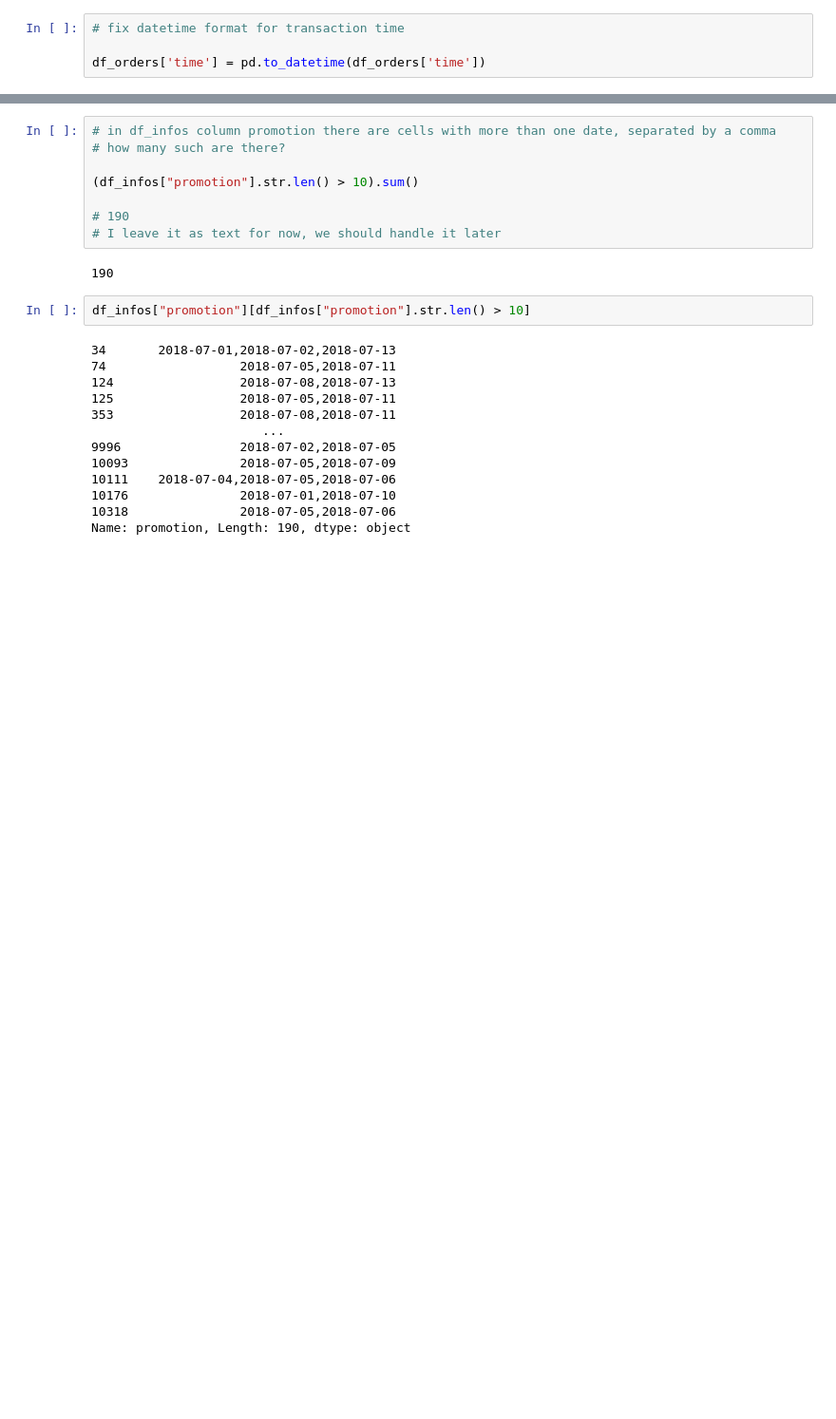
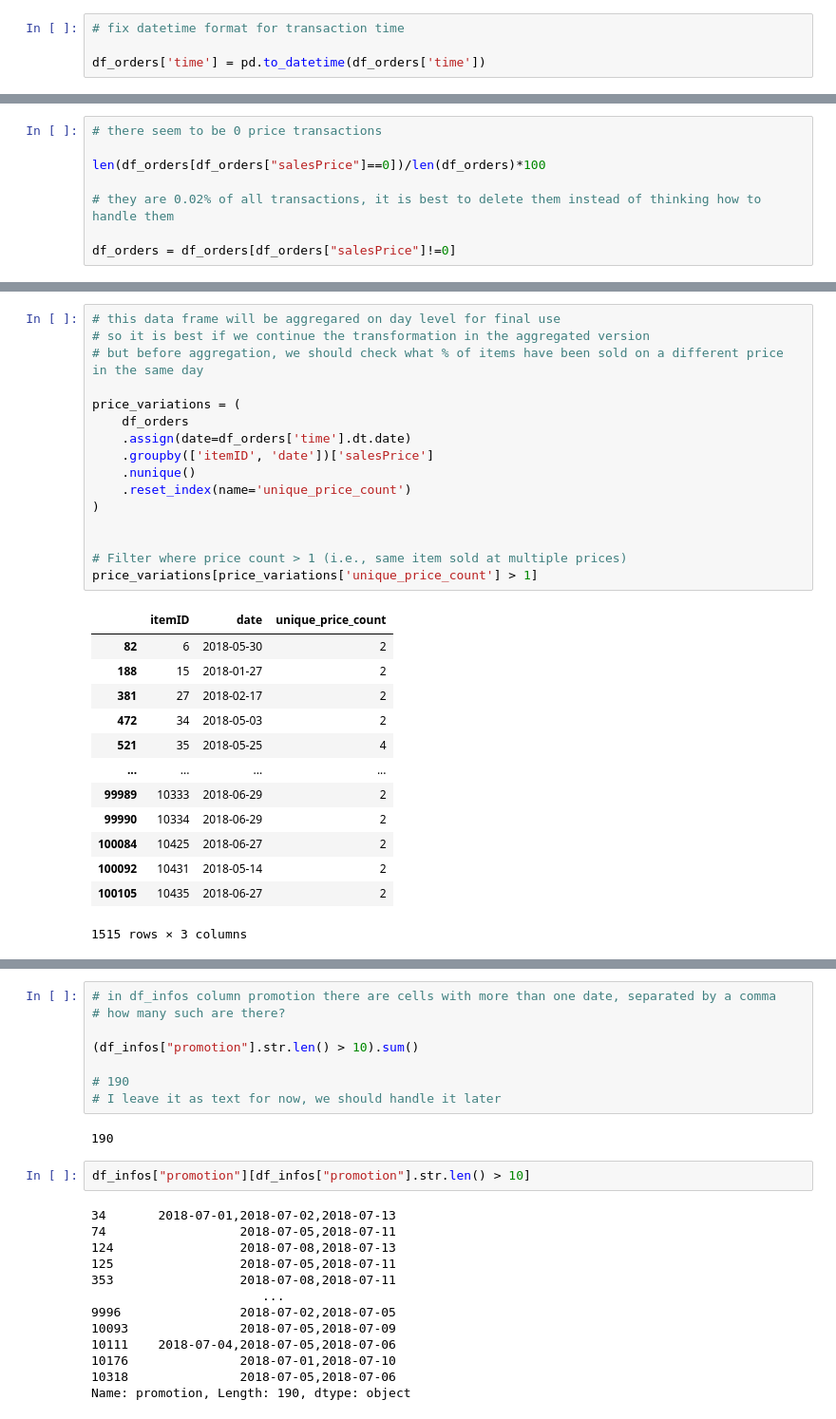
Before and after one commit to damyantilev/case-automated-inventory-management-execution, a Jupyter notebook: inventory_managemet_project.ipynb, the cells around one changed output, grey strips where cells are left out. Shown at 95% size. Saved outputs shown, nothing was run; the diff lists cells and outputs as text; blank space fills up the shorter version.

```diff
--- a/inventory_managemet_project.ipynb
+++ b/inventory_managemet_project.ipynb
@@ -14,0 +42,8 @@ df_orders['time'] = pd.to_datetime(df_orders['time'])
+# %%
+# there seem to be 0 price transactions
+
+len(df_orders[df_orders["salesPrice"]==0])/len(df_orders)*100
+
+# they are 0.02% of all transactions, it is best to delete them instead of thinking how to handle them
+
+df_orders = df_orders[df_orders["salesPrice"]!=0]
@@ -14,0 +71,30 @@ df_orders['time'] = pd.to_datetime(df_orders['time'])
+# %%
+# this data frame will be aggregared on day level for final use
+# so it is best if we continue the transformation in the aggregated version
+# but before aggregation, we should check what % of items have been sold on a different price in the same day
+
+price_variations = (
+    df_orders
+    .assign(date=df_orders['time'].dt.date)
+    .groupby(['itemID', 'date'])['salesPrice']
+    .nunique()
+    .reset_index(name='unique_price_count')
+)
+
+
+# Filter where price count > 1 (i.e., same item sold at multiple prices)
+price_variations[price_variations['unique_price_count'] > 1]
+# %% [output]
+|  | itemID | date | unique_price_count |
+| 82 | 6 | 2018-05-30 | 2 |
+| 188 | 15 | 2018-01-27 | 2 |
+| 381 | 27 | 2018-02-17 | 2 |
+| 472 | 34 | 2018-05-03 | 2 |
+| 521 | 35 | 2018-05-25 | 4 |
+| ... | ... | ... | ... |
+| 99989 | 10333 | 2018-06-29 | 2 |
+| 99990 | 10334 | 2018-06-29 | 2 |
+| 100084 | 10425 | 2018-06-27 | 2 |
+| 100092 | 10431 | 2018-05-14 | 2 |
+| 100105 | 10435 | 2018-06-27 | 2 |
+1515 rows × 3 columns
```
Also changed, not shown: parts of 26 cells of this notebook, 3 other files.
